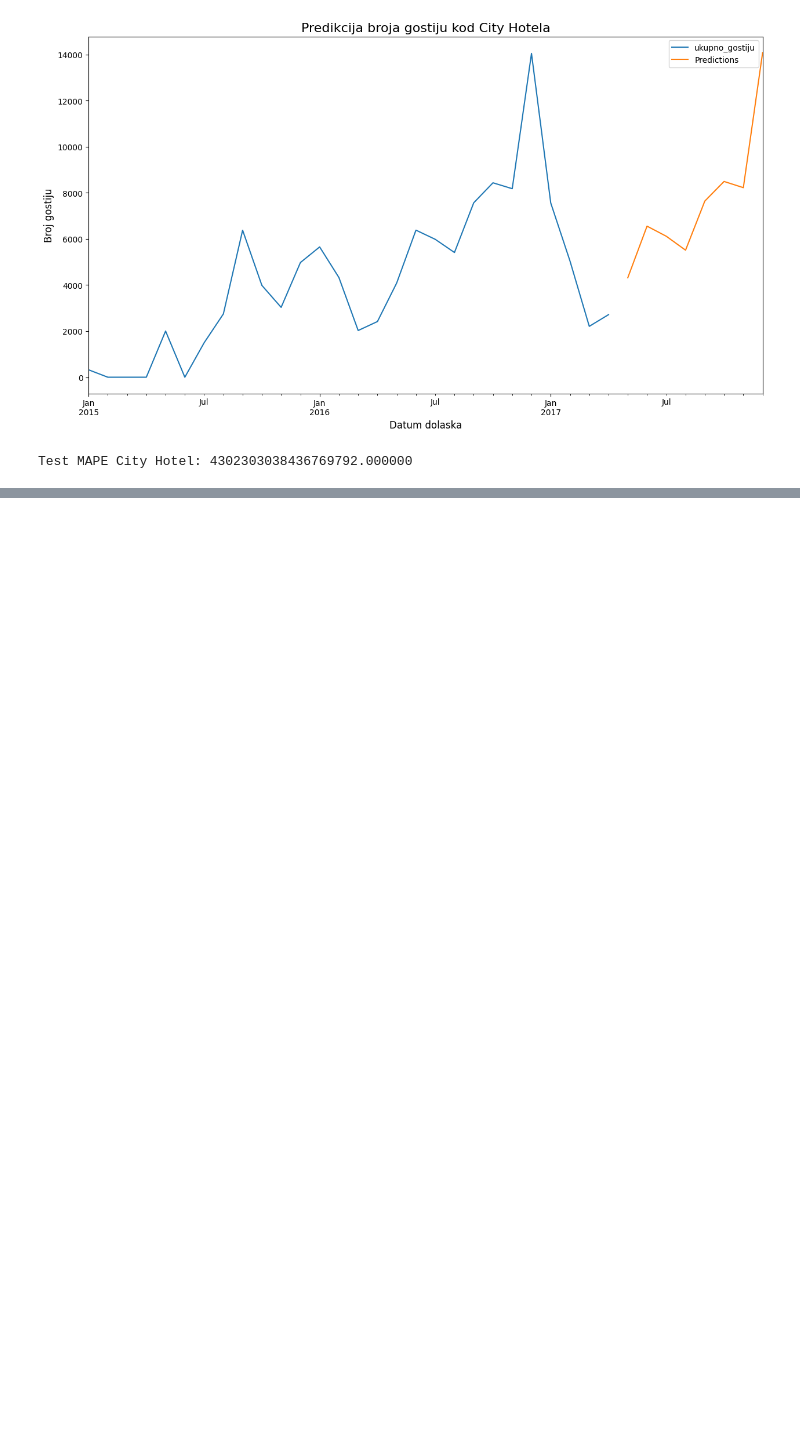
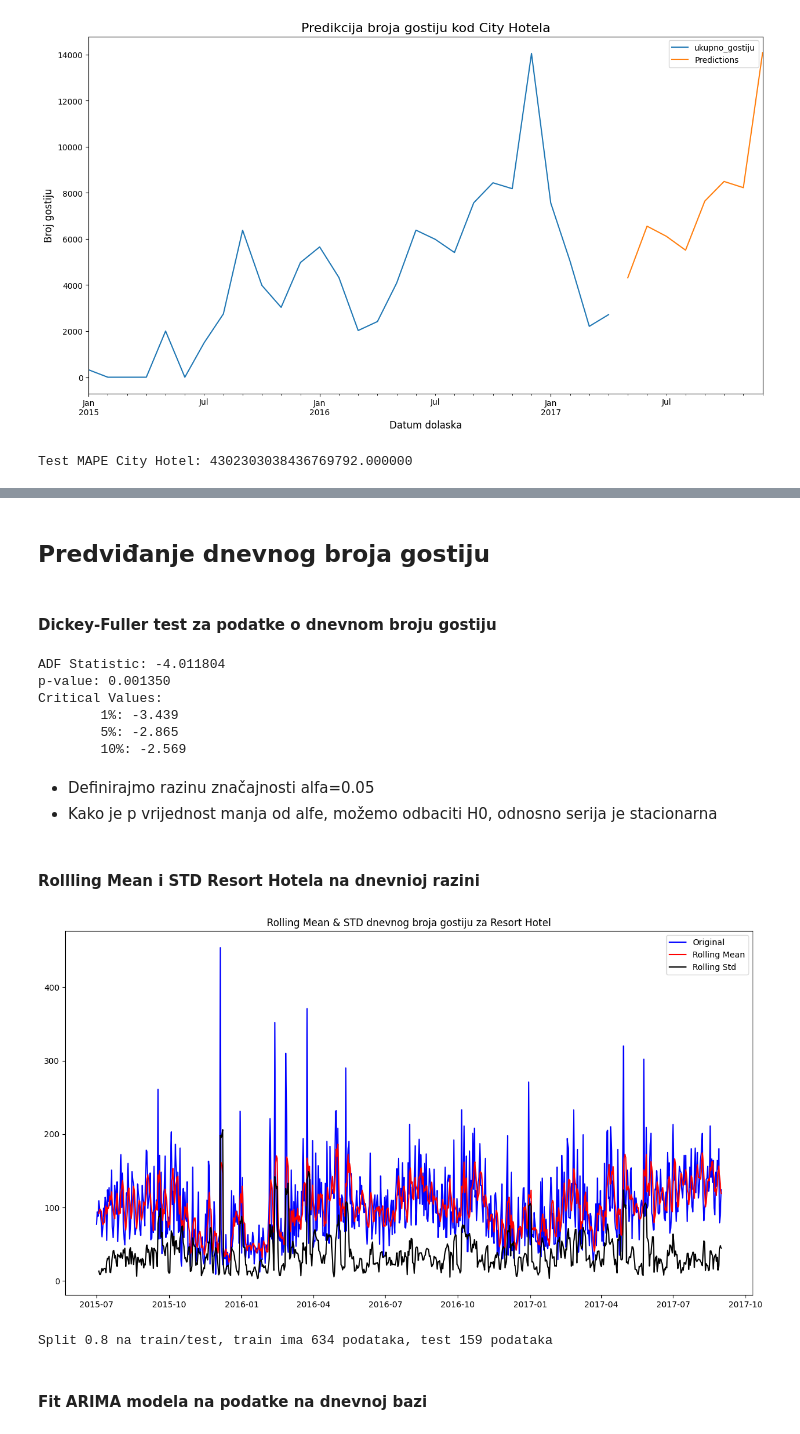
Before and after one commit to MarkoHaralovic/Prediction-of-Hotel-Occupancy, a Jupyter notebook: prediction-of-hotel-occupancy/notebooks/ARIMA_occupancy_prediction.ipynb, the cells around one changed output, grey strips where cells are left out. Drawn from its saved outputs; the diff is of its cells as text; code cells hidden in the pictures; blank space fills up the shorter version.

Commit message:
ARIMA on daily, weekly and monthly basis

```diff
--- a/prediction-of-hotel-occupancy/notebooks/ARIMA_occupancy_prediction.ipynb
+++ b/prediction-of-hotel-occupancy/notebooks/ARIMA_occupancy_prediction.ipynb
@@ -902,0 +781,36 @@ Test MAPE Resort Hotel: 0.239303
+# %% [markdown]
+## Predviđanje dnevnog broja gostiju
+# %% [markdown]
+#### Dickey-Fuller test za podatke o dnevnom broju gostiju
+# %%
+ResortDailyValues = NumberOfGuestsDailyResort.values
+result_resort = adfuller(ResortDailyValues)
+print('ADF Statistic: %f' % result_resort[0])
+print('p-value: %f' % result_resort[1])
+print('Critical Values:')
+for key, value in result_resort[4].items():
+    print('\t%s: %.3f' % (key, value))
+# %% [output]
+ADF Statistic: -4.011804
+p-value: 0.001350
+Critical Values:
+        1%: -3.439
+        5%: -2.865
+        10%: -2.569
+# %% [markdown]
+- Definirajmo razinu značajnosti alfa=0.05
+- Kako je p vrijednost manja od alfe,  možemo odbaciti H0, odnosno serija je stacionarna
+# %% [markdown]
+#### Rollling Mean i STD Resort Hotela na dnevnioj razini
+# %%
+plt.figure(figsize=(15, 8))
+rolling_mean = NumberOfGuestsDailyResort.rolling(window=4).mean()
+rolling_std = NumberOfGuestsDailyResort.rolling(window=4).std()
+plt.plot(NumberOfGuestsDailyResort, color='blue', label='Original')
+plt.plot(rolling_mean, color='red', label='Rolling Mean')
+plt.plot(rolling_std, color='black', label='Rolling Std')
+plt.legend(loc='upper right')
+plt.title('Rolling Mean & STD dnevnog broja gostiju za Resort Hotel')
+plt.show()
+# %% [output]
+[figure, added]
@@ -902,0 +819,10 @@ Test MAPE Resort Hotel: 0.239303
+# %%
+train_test_split_resort_daily = int(len(NumberOfGuestsDailyResort)*split_ratio)
+print(f"Split {split_ratio} na train/test, train ima {train_test_split_resort_daily} podataka, test {len(NumberOfGuestsDailyResort)-train_test_split_resort_daily} podataka")
+
+trainResortDaily = NumberOfGuestsDailyResort[:train_test_split_resort_daily]
+testResortDaily = NumberOfGuestsDailyResort[train_test_split_resort_daily:]
+# %% [output]
+Split 0.8 na train/test, train ima 634 podataka, test 159 podataka
+# %% [markdown]
+#### Fit ARIMA modela na podatke na dnevnoj bazi
```
Also changed, not shown: parts of 41 cells of this notebook.
